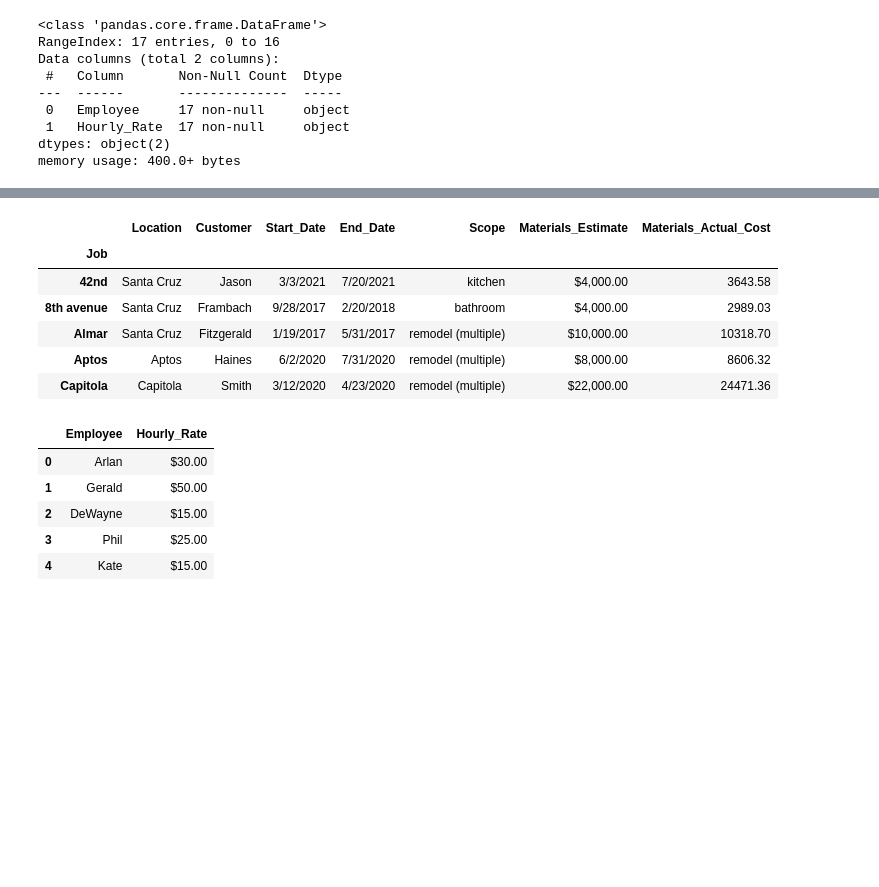
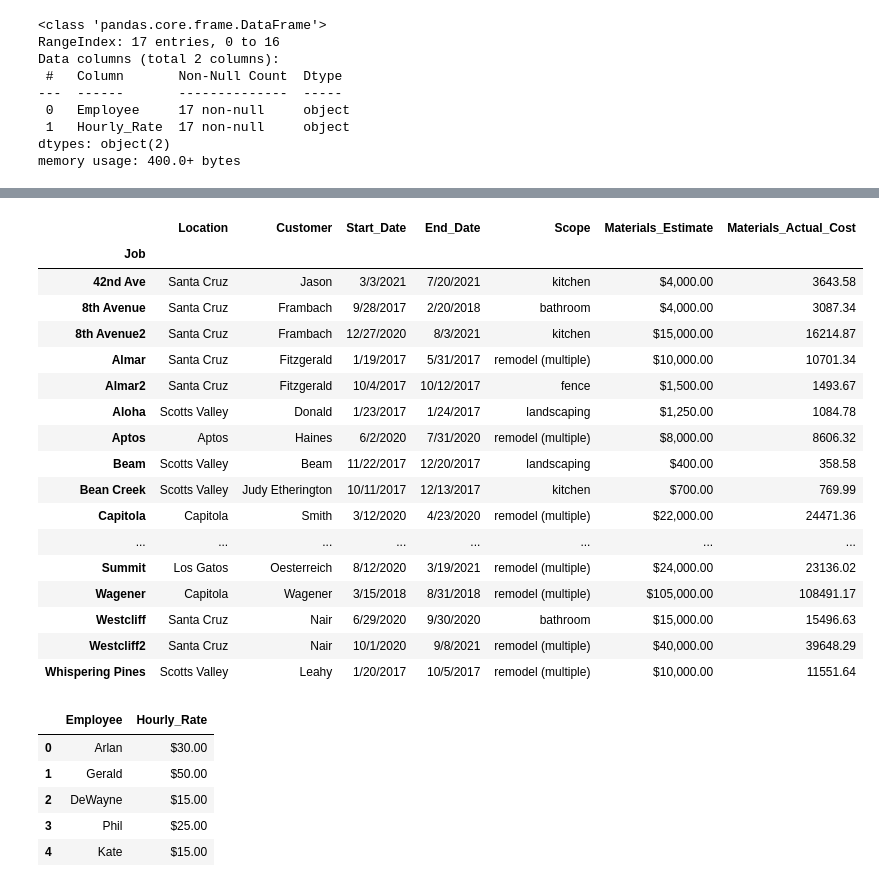
Before and after one commit to lesliefinlayson/Small_Business_Analysis, a Jupyter notebook: exploritory.ipynb, the cells around one changed output, grey strips where cells are left out. Cells and saved outputs as stored; diff of their text form; code cells hidden in the pictures; blank space fills up the shorter version.

```diff
--- a/exploritory.ipynb
+++ b/exploritory.ipynb
@@ -231,15 +230,26 @@ materials_df.head()
 #Rename column
 materials_df.rename(columns = {"Cost": "Materials_Actual_Cost"}, inplace = True)
 # %%
-materials_df.head()
+materials_df
 # %% [output]
 |  | Location | Customer | Start_Date | End_Date | Scope | Materials_Estimate | Materials_Actual_Cost |
 | Job |  |  |  |  |  |  |  |
-| 42nd | Santa Cruz | Jason | 3/3/2021 | 7/20/2021 | kitchen | $4,000.00 | 3643.58 |
-| 8th avenue | Santa Cruz | Frambach | 9/28/2017 | 2/20/2018 | bathroom | $4,000.00 | 2989.03 |
-| Almar | Santa Cruz | Fitzgerald | 1/19/2017 | 5/31/2017 | remodel (multiple) | $10,000.00 | 10318.70 |
+| 42nd Ave | Santa Cruz | Jason | 3/3/2021 | 7/20/2021 | kitchen | $4,000.00 | 3643.58 |
+| 8th Avenue | Santa Cruz | Frambach | 9/28/2017 | 2/20/2018 | bathroom | $4,000.00 | 3087.34 |
+| 8th Avenue2 | Santa Cruz | Frambach | 12/27/2020 | 8/3/2021 | kitchen | $15,000.00 | 16214.87 |
+| Almar | Santa Cruz | Fitzgerald | 1/19/2017 | 5/31/2017 | remodel (multiple) | $10,000.00 | 10701.34 |
+| Almar2 | Santa Cruz | Fitzgerald | 10/4/2017 | 10/12/2017 | fence | $1,500.00 | 1493.67 |
+| Aloha | Scotts Valley | Donald | 1/23/2017 | 1/24/2017 | landscaping | $1,250.00 | 1084.78 |
 | Aptos | Aptos | Haines | 6/2/2020 | 7/31/2020 | remodel (multiple) | $8,000.00 | 8606.32 |
+| Beam | Scotts Valley | Beam | 11/22/2017 | 12/20/2017 | landscaping | $400.00 | 358.58 |
+| Bean Creek | Scotts Valley | Judy Etherington | 10/11/2017 | 12/13/2017 | kitchen | $700.00 | 769.99 |
 | Capitola | Capitola | Smith | 3/12/2020 | 4/23/2020 | remodel (multiple) | $22,000.00 | 24471.36 |
+| ... | ... | ... | ... | ... | ... | ... | ... |
+| Summit | Los Gatos | Oesterreich | 8/12/2020 | 3/19/2021 | remodel (multiple) | $24,000.00 | 23136.02 |
+| Wagener | Capitola | Wagener | 3/15/2018 | 8/31/2018 | remodel (multiple) | $105,000.00 | 108491.17 |
+| Westcliff | Santa Cruz | Nair | 6/29/2020 | 9/30/2020 | bathroom | $15,000.00 | 15496.63 |
+| Westcliff2 | Santa Cruz | Nair | 10/1/2020 | 9/8/2021 | remodel (multiple) | $40,000.00 | 39648.29 |
+| Whispering Pines | Scotts Valley | Leahy | 1/20/2017 | 10/5/2017 | remodel (multiple) | $10,000.00 | 11551.64 |
 # %%
 pay_df.head()
 # %% [output]
```
Also changed, not shown: parts of 38 cells of this notebook.
